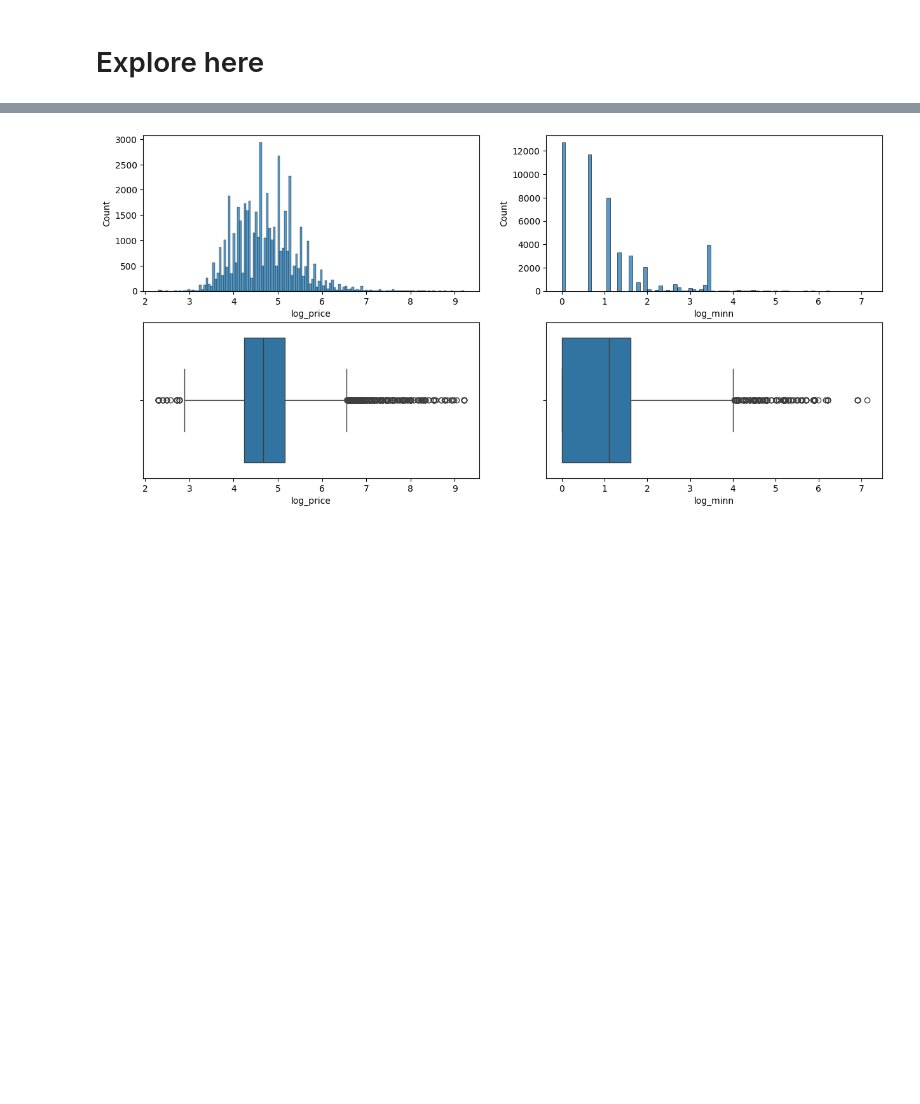
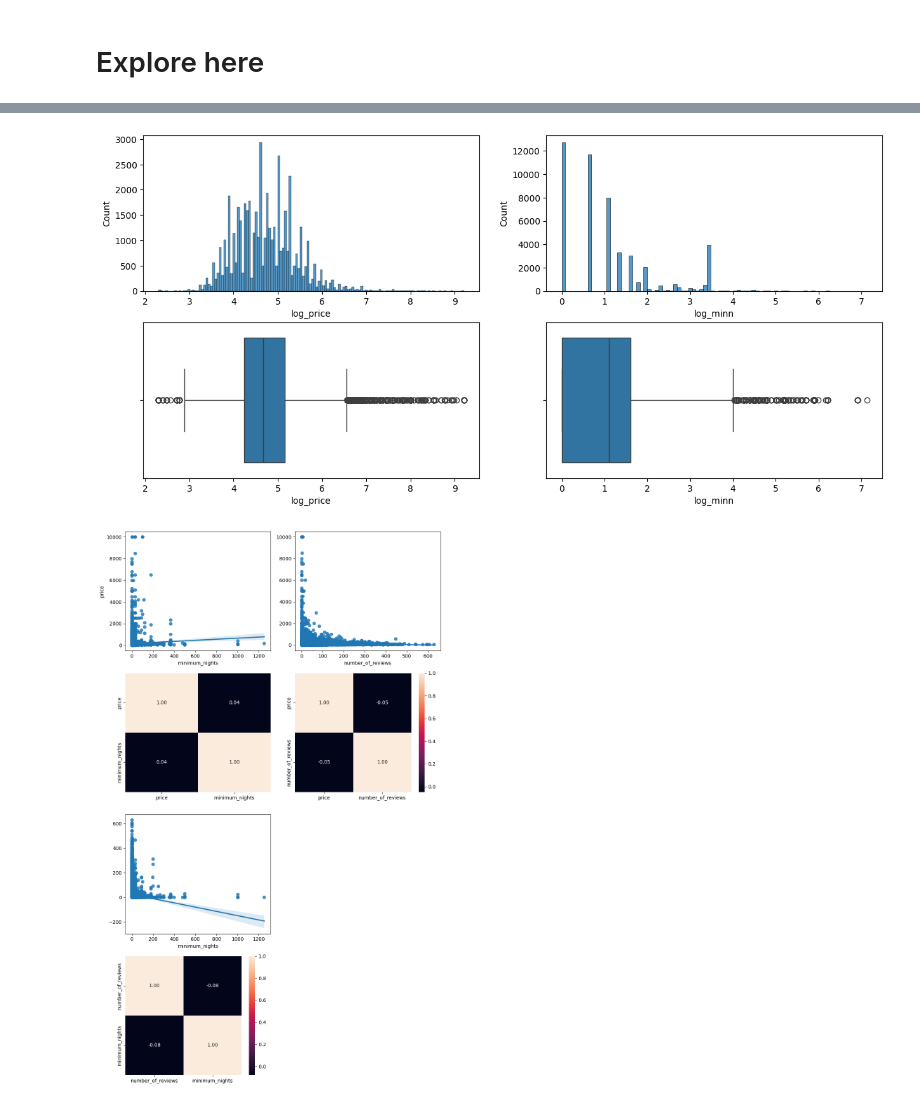
Before and after one commit to pdeleonsoria/EDA, a Jupyter notebook: src/explore.ipynb, the cells around one changed output, grey strips where cells are left out. Saved outputs shown, nothing was run; the diff lists cells and outputs as text; code cells hidden in the pictures; blank space fills up the shorter version.

```diff
--- a/src/explore.ipynb
+++ b/src/explore.ipynb
@@ -7,6 +7,7 @@ import matplotlib.pyplot as plt
 import numpy as np
 import missingno as msno
 import seaborn as sns
+import statsmodels.api as sm
 
 datos = pd.read_csv("https://raw.githubusercontent.com/4GeeksAcademy/data-preprocessing-project-tutorial/main/AB_NYC_2019.csv")
 #datos.head()
@@ -32,30 +33,107 @@ datos_util.nunique()
 #Representación de variables no numéricas
 
 fig, axis = plt.subplots(2, 2, figsize=(15, 7))
 
 
 sns.histplot(ax = axis[0,0], data = datos_util, x = "neighbourhood_group")
 sns.histplot(ax = axis[0,1], data = datos_util, x = "neighbourhood").set_xticks([])
 sns.histplot(ax = axis[1,0], data = datos_util, x = "room_type")
 sns.histplot(ax = axis[1,1], data = datos_util, x = "availability_365")
 plt.show()
 
 #Representación de variables numéricas
 datos_util["log_price"]=np.log(datos.price)
 datos_util["log_minn"]=np.log(datos.minimum_nights)
 
 
 fig, axis = plt.subplots(2, 2, figsize = (15, 7))
 
 sns.histplot(ax = axis[0, 0], data = datos_util, x = "log_price")
 sns.boxplot(ax = axis[1, 0], data = datos_util, x = "log_price")
 
 sns.histplot(ax = axis[0, 1], data = datos_util, x = "log_minn")
 sns.boxplot(ax = axis[1, 1], data = datos_util, x = "log_minn")
 
 
 plt.show()
+
+#Análisis de bivariables:
+
+#Numéricas:
+
+fig, axis = plt.subplots(4, 2, figsize = (10, 16))
+
+
+sns.regplot(ax = axis[0, 0], data = datos_util, x = "minimum_nights", y = "price")
+sns.heatmap(datos_util[["price", "minimum_nights"]].corr(), annot = True, fmt = ".2f", ax = axis[1, 0], cbar = False)
+
+sns.regplot(ax = axis[0, 1], data = datos_util, x = "number_of_reviews", y = "price").set(ylabel = None)
+sns.heatmap(datos_util[["price", "number_of_reviews"]].corr(), annot = True, fmt = ".2f", ax = axis[1, 1])
+
+sns.regplot(ax = axis[2, 0], data = datos_util, x = "minimum_nights", y = "number_of_reviews").set(ylabel = None)
+sns.heatmap(datos_util[["number_of_reviews", "minimum_nights"]].corr(), annot = True, fmt = ".2f", ax = axis[3, 0]).set(ylabel = None)
+fig.delaxes(axis[2, 1])
+fig.delaxes(axis[3, 1])
+
+
+plt.tight_layout()
+
+
+plt.show()
+
+#No existe correlación precio-noches mínimas, precio-reviews ni tampoco entre noches mínimas-reviews
+
+#Categóricas:
+
+fig, axis = plt.subplots(figsize = (7, 5))
+sns.countplot(data = datos_util, x = "room_type", hue = "neighbourhood_group")
+plt.show()
+#Manhathan presenta la mayoría de alojamientos, seguido por Brooklyn. Staten Island apenas tiene oferta. El tipo de alojamiento mayoritariamente ofrecido es de apartamento completo y su máxima representación está en Manhattan, seguido de habitación privada en Brooklyn
+
+plt.figure(figsize=(7, 5))
+sns.barplot(x="neighbourhood_group", y="availability_365", data=datos_util)
+plt.title("Disponibilidad promedio al año por Neighbourhood Group")
+plt.ylabel("Disponibilidad (días)")
+plt.xlabel("Neighbourhood Group")
+plt.show()
+#El barrio con mayor disponibilidad media al año es Staten Island con más de 200 noches, seguida por el Bronx y en último lugar Manhattan con menos de 100 noches.
+
+
+#Análisis de todas las variables por mapa de calor:
+
+datos_util["room_type"] = pd.factorize(datos_util["room_type"])[0]
+datos_util["neighbourhood_group"] = pd.factorize(datos_util["neighbourhood_group"])[0]
+datos_util["neighbourhood"] = pd.factorize(datos_util["neighbourhood"])[0]
+
+fig, axes = plt.subplots(figsize=(15, 15))
+sns.heatmap(datos_util[["neighbourhood_group", "neighbourhood", "room_type", "price", "minimum_nights",	"number_of_reviews", "availability_365"]].corr(), annot = True, fmt = ".2f")
+plt.tight_layout()
+plt.show()
+
+#No existe correlación fuerte entre ninguna variable
+
+#Análisis de todas las variables a la vez:
+sns.pairplot(data = datos_util)
+
+
+#Detecctión de outliers y valores influyentes:
+
+X = datos_util.drop(["log_price"], axis=1)
+y = datos_util.log_price
+
+# Ajusta el modelo
+X = sm.add_constant(X)
+model = sm.OLS(y, X).fit()
+
+# Instancia de la influencia y obtención de la distancia de cook para cada observación
+cooks_distance = model.get_influence().cooks_distance
+
+plt.scatter(datos_util.log_price, cooks_distance[0])
+plt.xlabel('x')
+plt.ylabel('Cooks Distance')
+plt.show()
 # %% [output]
 [figure]
 [figure]
 [figure]
+[figure, added]
```
Also changed, not shown: parts of 1 cell of this notebook.
